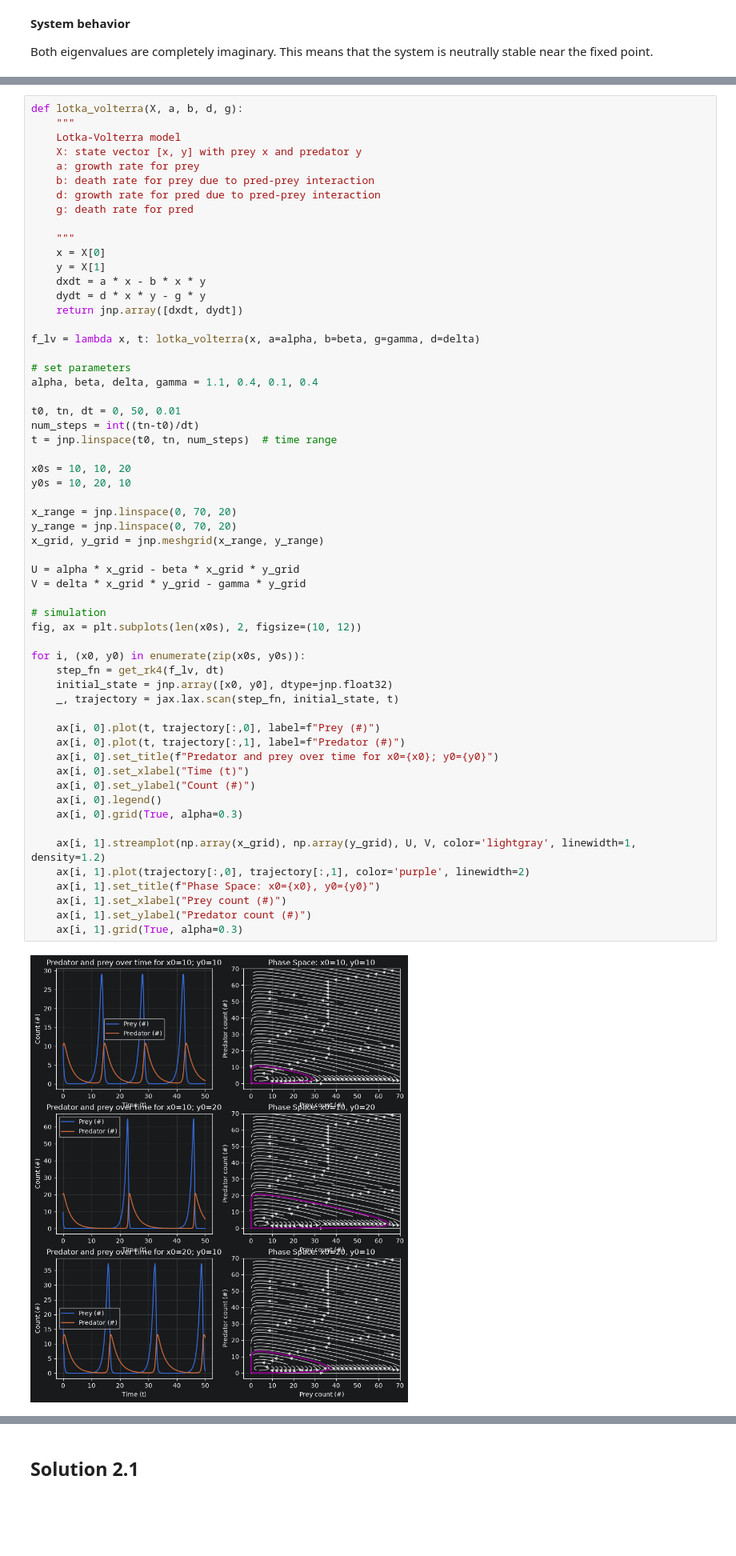
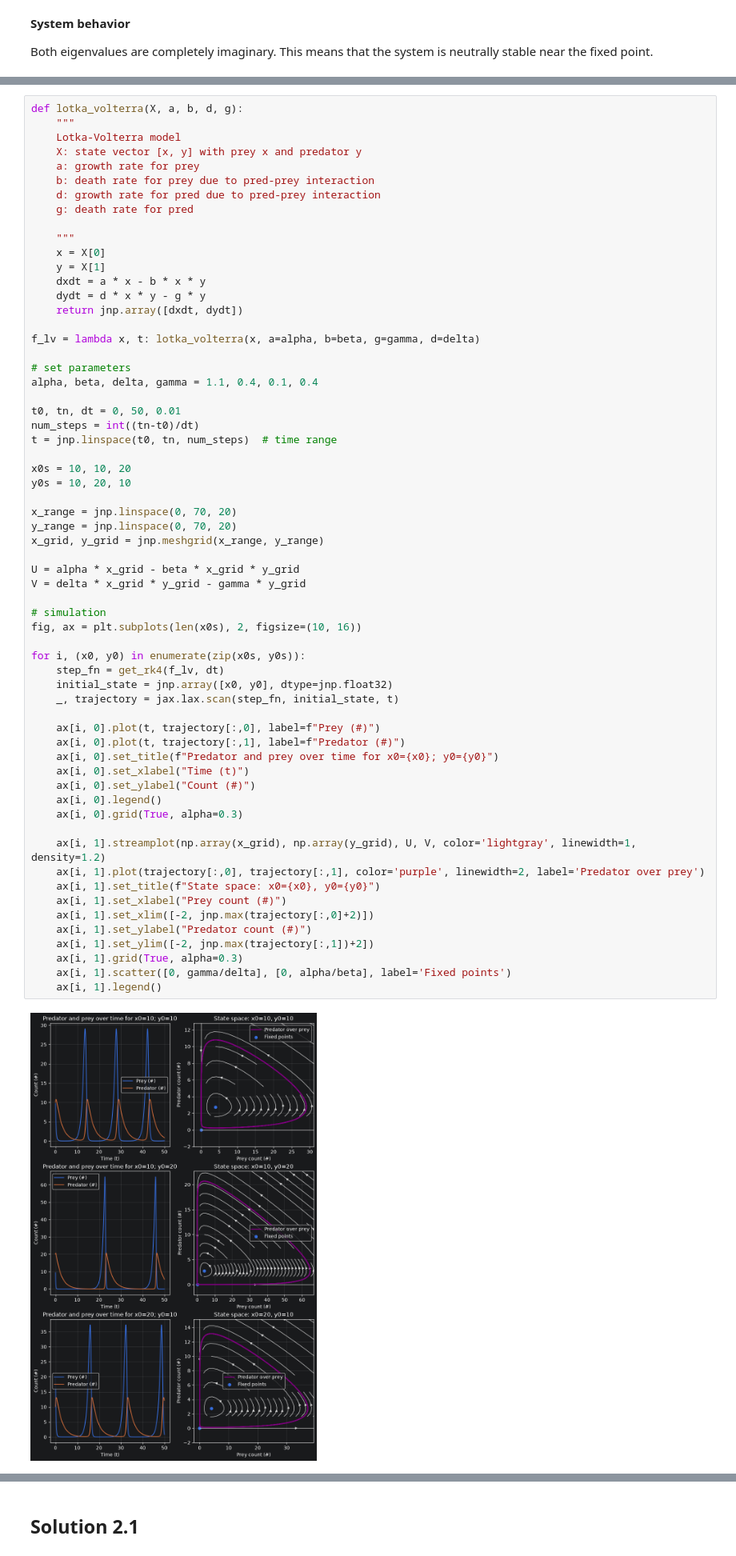
Before and after one commit to samschilder02/exercises_ComplexAdaptiveSystems_SOW-MKI49, a Jupyter notebook: CAS assignment 3.ipynb, the cells around one changed output, grey strips where cells are left out. Shown at 80% size. Cells and saved outputs as stored; diff of their text form; blank space fills up the shorter version.

```diff
--- a/CAS assignment 3.ipynb
+++ b/CAS assignment 3.ipynb
@@ -147,37 +147,41 @@ t = jnp.linspace(t0, tn, num_steps)  # time range
 x0s = 10, 10, 20
 y0s = 10, 20, 10
 
 x_range = jnp.linspace(0, 70, 20)
 y_range = jnp.linspace(0, 70, 20)
 x_grid, y_grid = jnp.meshgrid(x_range, y_range)
 
 U = alpha * x_grid - beta * x_grid * y_grid
 V = delta * x_grid * y_grid - gamma * y_grid
 
 # simulation
-fig, ax = plt.subplots(len(x0s), 2, figsize=(10, 12))
+fig, ax = plt.subplots(len(x0s), 2, figsize=(10, 16))
 
 for i, (x0, y0) in enumerate(zip(x0s, y0s)):
     step_fn = get_rk4(f_lv, dt)
     initial_state = jnp.array([x0, y0], dtype=jnp.float32)
     _, trajectory = jax.lax.scan(step_fn, initial_state, t)
 
     ax[i, 0].plot(t, trajectory[:,0], label=f"Prey (#)")
     ax[i, 0].plot(t, trajectory[:,1], label=f"Predator (#)")
     ax[i, 0].set_title(f"Predator and prey over time for x0={x0}; y0={y0}")
     ax[i, 0].set_xlabel("Time (t)")
     ax[i, 0].set_ylabel("Count (#)")
     ax[i, 0].legend()
     ax[i, 0].grid(True, alpha=0.3)
 
     ax[i, 1].streamplot(np.array(x_grid), np.array(y_grid), U, V, color='lightgray', linewidth=1, density=1.2)
-    ax[i, 1].plot(trajectory[:,0], trajectory[:,1], color='purple', linewidth=2)
-    ax[i, 1].set_title(f"Phase Space: x0={x0}, y0={y0}")
+    ax[i, 1].plot(trajectory[:,0], trajectory[:,1], color='purple', linewidth=2, label='Predator over prey')
+    ax[i, 1].set_title(f"State space: x0={x0}, y0={y0}")
     ax[i, 1].set_xlabel("Prey count (#)")
+    ax[i, 1].set_xlim([-2, jnp.max(trajectory[:,0]+2)])
     ax[i, 1].set_ylabel("Predator count (#)")
+    ax[i, 1].set_ylim([-2, jnp.max(trajectory[:,1])+2])
     ax[i, 1].grid(True, alpha=0.3)
+    ax[i, 1].scatter([0, gamma/delta], [0, alpha/beta], label='Fixed points')
+    ax[i, 1].legend()
 # %% [output]
-[figure, old version]
+[figure, new version]
 # %% [markdown]
 # Exercise 2 - Lorentz attractor
 
```
Also changed, not shown: parts of 2 cells of this notebook.
